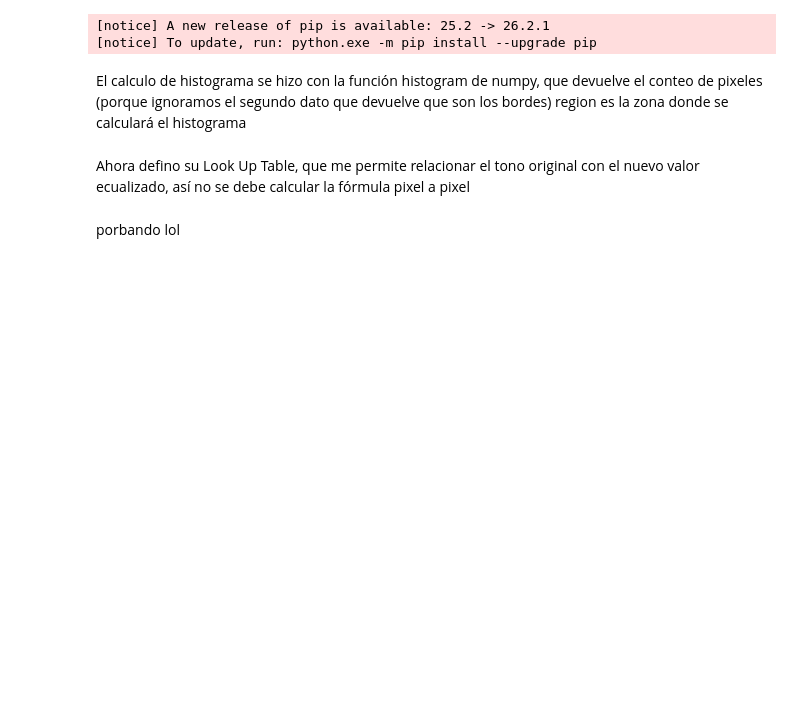
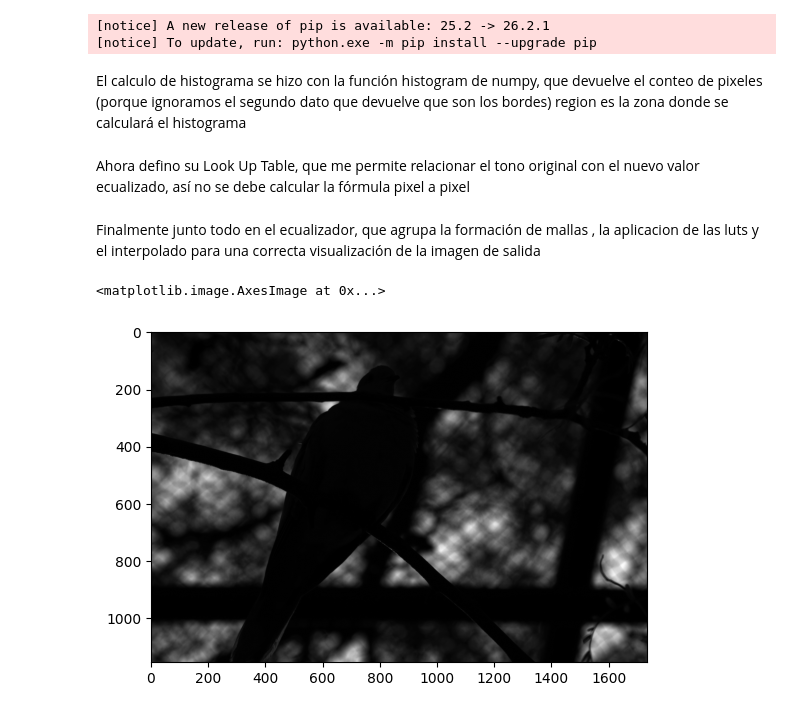
Before and after one commit to DanielaVidela/T1IEE2714, a Jupyter notebook: pregunta2.ipynb, the cells around one changed output. Drawn from its saved outputs; the diff is of its cells as text; code cells hidden in the pictures; blank space fills up the shorter version.

```diff
--- a/pregunta2.ipynb
+++ b/pregunta2.ipynb
@@ -55,5 +61,5 @@ def LUT(region, limite=None):
         lut[i] = round((acumulado / pixelestotales) * 255)
 
     return lut
-# %% [markdown]
-porbando lol
+# %% [markdown]
+Finalmente junto todo en el ecualizador, que agrupa la formación de mallas , la aplicacion de las luts y el interpolado para una correcta visualización de la imagen de salida
@@ -59,0 +148,7 @@ porbando lol
+# %%
+#Primero cargo la imágen para asegurarme que todo esté bien
+imagen = cv2.imread('P2_IMG_2423.tif', cv2.IMREAD_GRAYSCALE)
+plt.imshow(imagen, cmap="gray")
+# %% [output]
+<matplotlib.image.AxesImage at 0x...>
+[figure, added]
```
Also changed, not shown: parts of 12 cells of this notebook, 1 other file.
